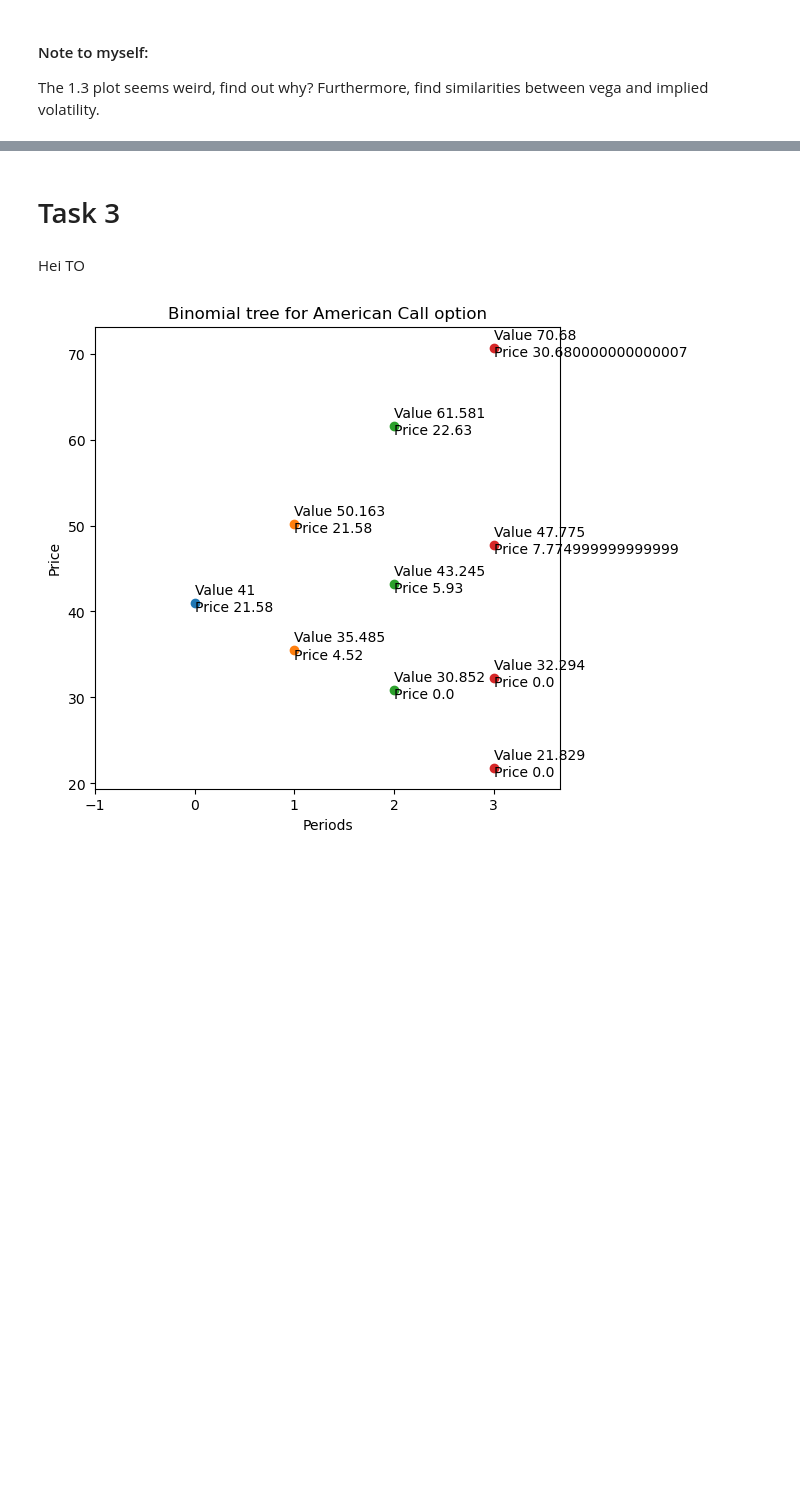
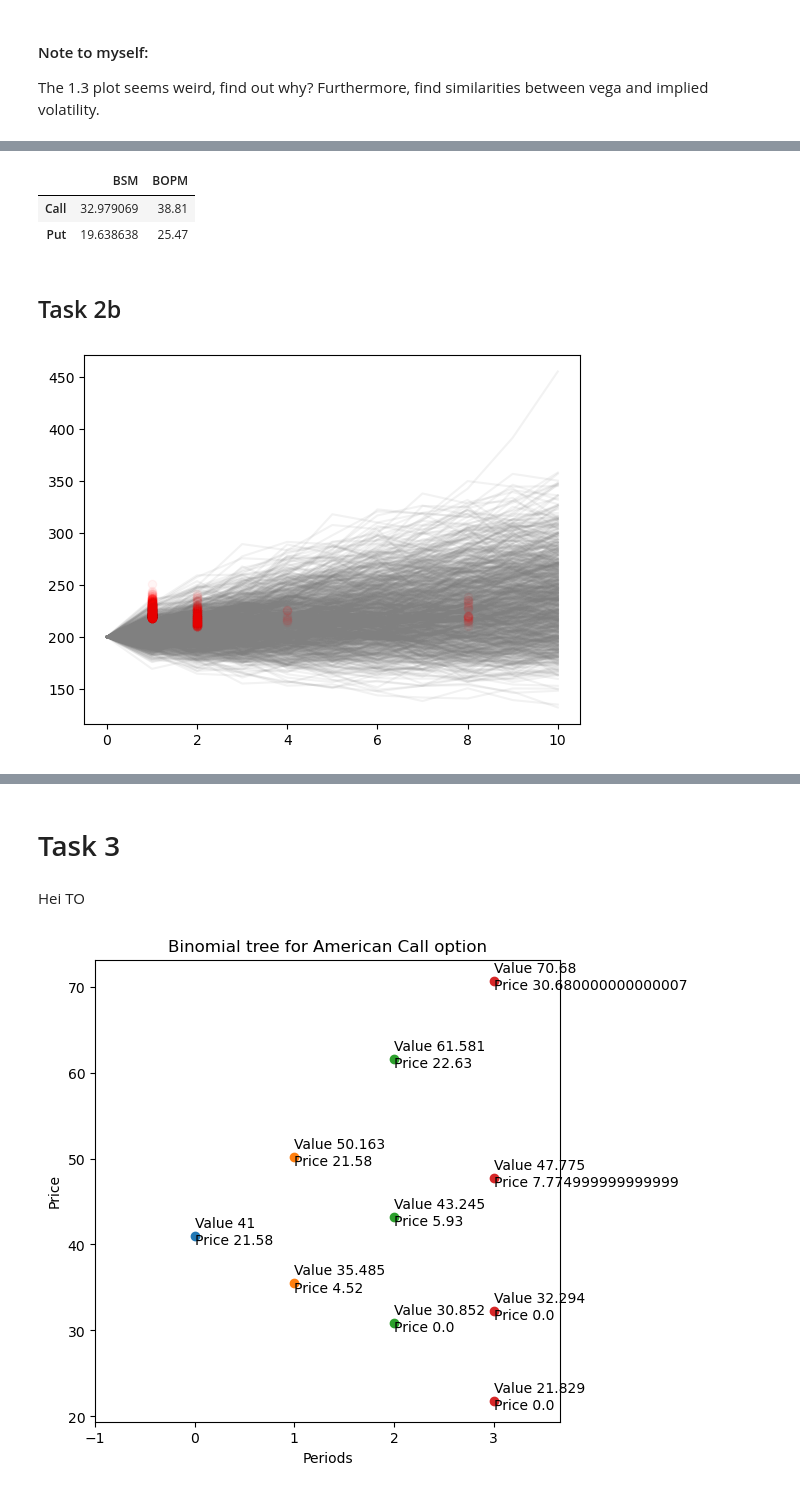
Before and after one commit to DataJakob/Various-School-Projects, a Jupyter notebook: Project_Evaluation_and_Finance/deliverable.ipynb, the cells around one changed output, grey strips where cells are left out. Cells and saved outputs as stored; diff of their text form; code cells hidden in the pictures; blank space fills up the shorter version.

```diff
--- a/Project_Evaluation_and_Finance/deliverable.ipynb
+++ b/Project_Evaluation_and_Finance/deliverable.ipynb
@@ -96,0 +121,43 @@ plt.savefig('1d.PNG')
+# %%
+#BOPM call
+ex2ai1 = BinPriMod(200,210,0.2,3,3,0.05,'Call','American',)
+ex2ai1.set_dividends(cont=True, cont_rate=0.01, TD=None, amount=None)
+ex2ai1.storage_values(False)
+A_ex2ai1 = ex2ai1.storage_prices(True)[0][0]
+#BOPM put
+ex2ai2 = BinPriMod(200,210,0.2,3,3,0.05,'Put','American',)
+ex2ai2.set_dividends(cont=True, cont_rate=0.01, TD=None, amount=None)
+ex2ai2.storage_values(False)
+A_ex2ai2 = ex2ai2.storage_prices(True)[0][0]
+#BSM call
+ex2aii1 = BlaSchMet(200,210,3,0.05,0.01,'Call')
+ex2aii1.set_goal(find_price=True,vol=0.2,find_vol=False,price=None)
+A_ex2aii1 = ex2aii1 .call_black_scholes()
+#BSM put
+ex2aii1 = BlaSchMet(200,210,3,0.05,0.01,'Put')
+ex2aii1.set_goal(find_price=True,vol=0.2,find_vol=False,price=None)
+A_ex2aii2 = ex2aii1.call_black_scholes()
+pd.DataFrame({'BSM':[A_ex2aii1,A_ex2aii2],
+              'BOPM':[A_ex2ai1, A_ex2ai2]}, index=['Call','Put'])
+# %% [output]
+|  | BSM | BOPM |
+| Call | 32.979069 | 38.81 |
+| Put | 19.638638 | 25.47 |
+# %% [markdown]
+<h2> Task 2b </h2>
+# %%
+ex2b  = LeaSquMonCar(200,210,3,0.1,0.05,0.01,'Put',1000,10)
+paths = ex2b.CreatePaths(post=True)
+early_exercise = ex2b.LeastSquares(post=True)
+coords = ex2b.PlotEarlyExercise()
+# %%
+fig, ax = plt.subplots()
+for i in range(paths.shape[1]):
+    ax.plot(paths[i], color='grey', alpha=0.1, zorder=0)
+#Change strike,
+for i in range(len(coords[0])):
+    ax.scatter(coords[0][i]+1, coords[1][i]+210, color='red',alpha=0.04, zorder=1)
+# plt.xlim(-2,3)
+# plt.ylim(195,210)
+# %% [output]
+[figure, added]
```
Also changed, not shown: parts of 14 cells of this notebook, 1 other file.
